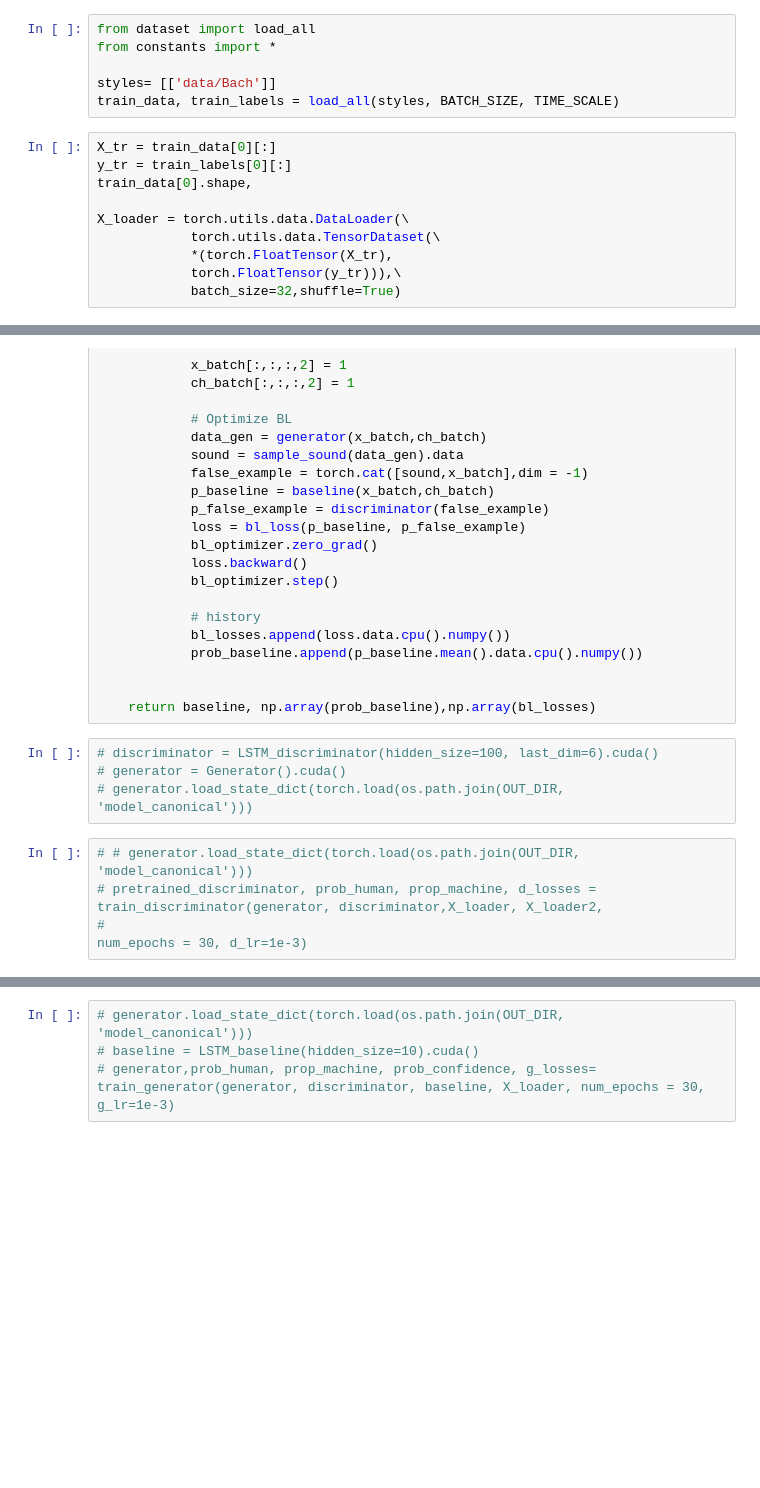
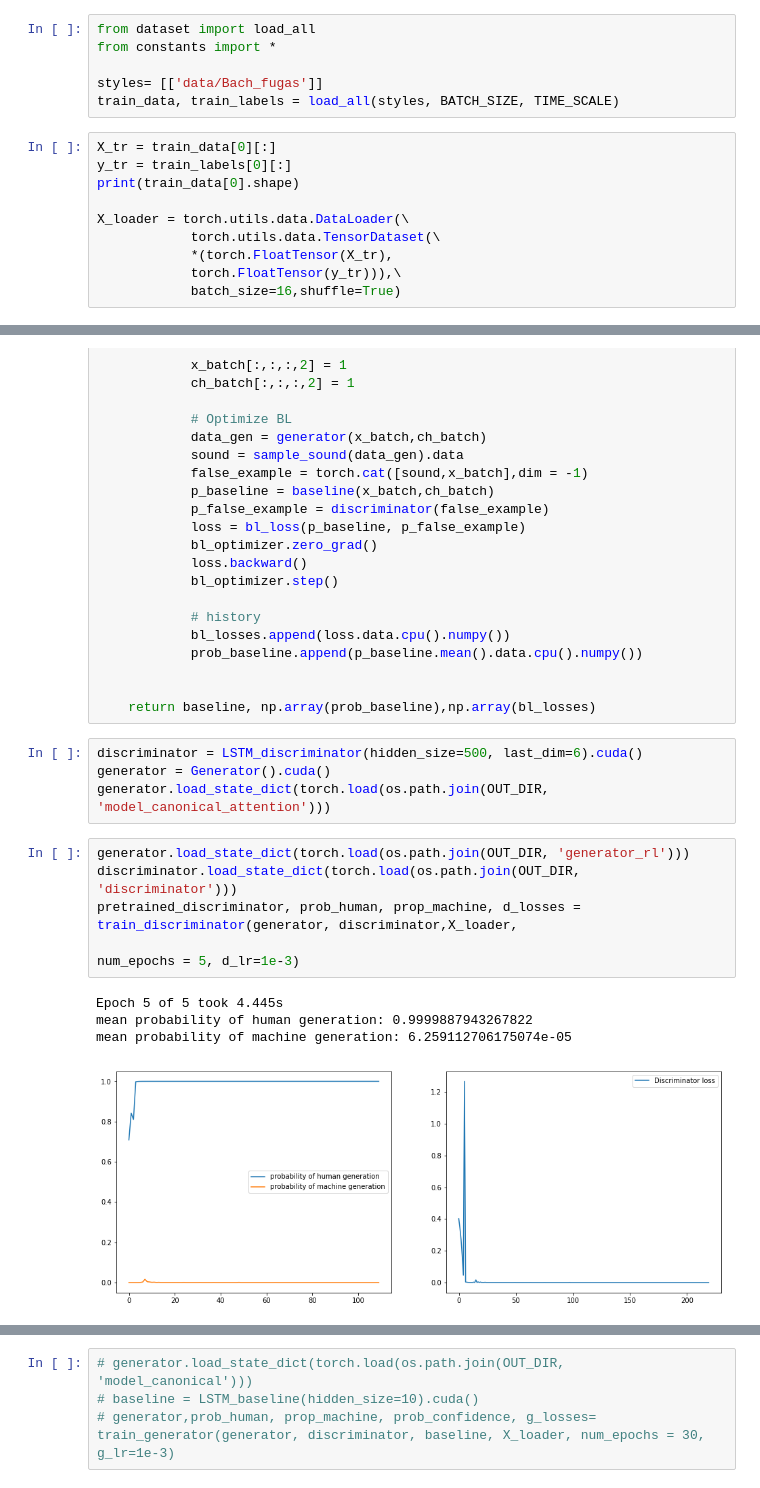
Before and after one commit to avecplezir/project_dnn2018, a Jupyter notebook: Discriminator-Ivan3-baseline.ipynb, the cells around one changed output, grey strips where cells are left out. Drawn from its saved outputs; the diff is of its cells as text; blank space fills up the shorter version.

```diff
--- a/Discriminator-Ivan3-baseline.ipynb
+++ b/Discriminator-Ivan3-baseline.ipynb
@@ -132,15 +145,15 @@ def sample_sound(data_gen):
 from dataset import load_all
 from constants import *
 
-styles= [['data/Bach']]
+styles= [['data/Bach_fugas']]
 train_data, train_labels = load_all(styles, BATCH_SIZE, TIME_SCALE)
 # %%
 X_tr = train_data[0][:]
 y_tr = train_labels[0][:]
-train_data[0].shape,
+print(train_data[0].shape)
 
 X_loader = torch.utils.data.DataLoader(\
             torch.utils.data.TensorDataset(\
             *(torch.FloatTensor(X_tr),
             torch.FloatTensor(y_tr))),\
-            batch_size=32,shuffle=True)
+            batch_size=16,shuffle=True)
@@ -339,11 +377,17 @@ def train_baseline(generator, discriminator, baseline, X_loader,num_epochs = 3,
 
     return baseline, np.array(prob_baseline),np.array(bl_losses)
 # %%
-# discriminator = LSTM_discriminator(hidden_size=100, last_dim=6).cuda()
-# generator = Generator().cuda()
-# generator.load_state_dict(torch.load(os.path.join(OUT_DIR, 'model_canonical')))
+discriminator = LSTM_discriminator(hidden_size=500, last_dim=6).cuda()
+generator = Generator().cuda()
+generator.load_state_dict(torch.load(os.path.join(OUT_DIR, 'model_canonical_attention')))
 # %%
-# # generator.load_state_dict(torch.load(os.path.join(OUT_DIR, 'model_canonical')))
-# pretrained_discriminator, prob_human, prop_machine, d_losses = train_discriminator(generator, discriminator,X_loader, X_loader2,
-#                                                                         num_epochs = 30, d_lr=1e-3)
+generator.load_state_dict(torch.load(os.path.join(OUT_DIR, 'generator_rl')))
+discriminator.load_state_dict(torch.load(os.path.join(OUT_DIR, 'discriminator')))
+pretrained_discriminator, prob_human, prop_machine, d_losses = train_discriminator(generator, discriminator,X_loader,
+                                                                        num_epochs = 5, d_lr=1e-3)
+# %% [output]
+Epoch 5 of 5 took 4.445s
+mean probability of human generation: 0.9999887943267822
+mean probability of machine generation: 6.259112706175074e-05
+[figure, added]
 # %%
```
Also changed, not shown: parts of 12 cells of this notebook, 24 other files.
